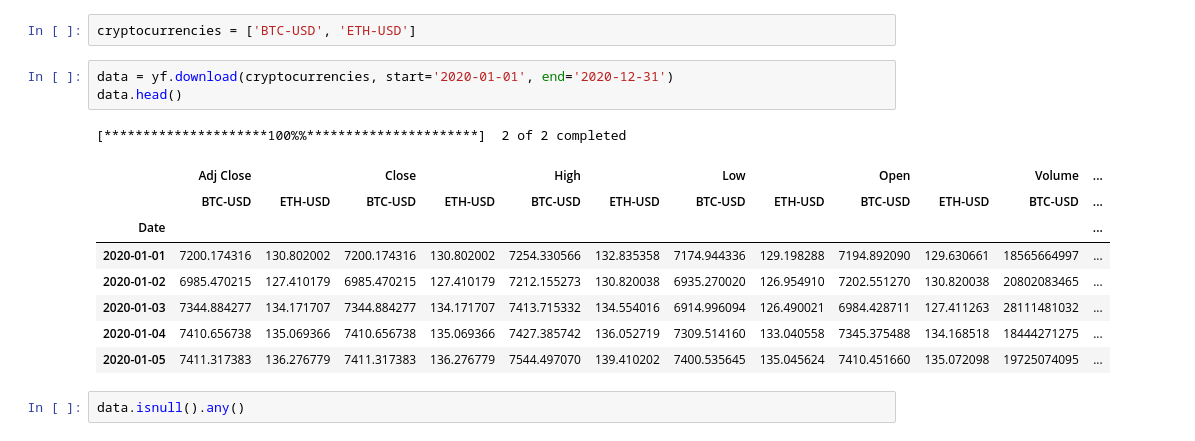
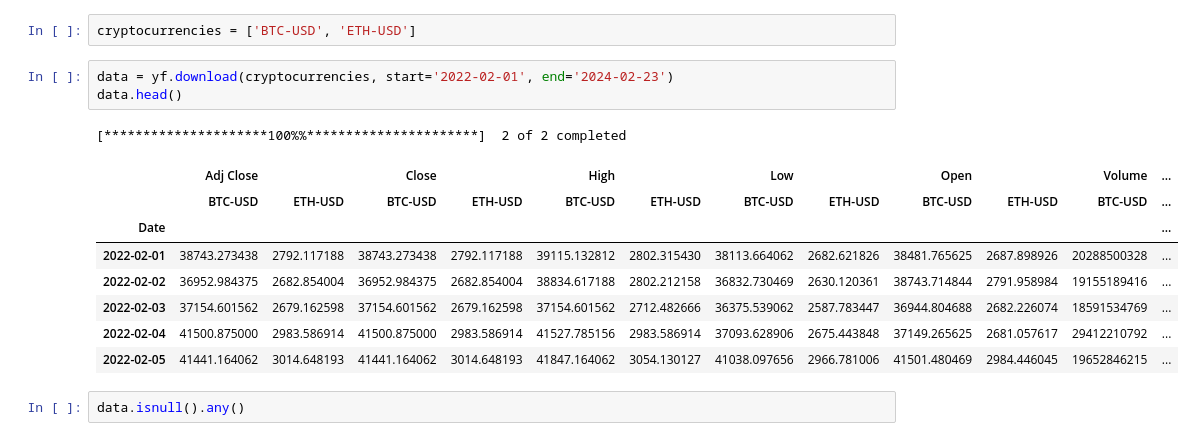
Before and after one commit to DoobieJella/LSE-QuantSoc-Algothon, a Jupyter notebook: CDC Action Zone.ipynb, the cells around one changed output. Saved outputs shown, nothing was run; the diff lists cells and outputs as text.

```diff
--- a/CDC Action Zone.ipynb
+++ b/CDC Action Zone.ipynb
@@ -9,18 +9,18 @@ import matplotlib.pyplot as plt
 # %%
 cryptocurrencies = ['BTC-USD', 'ETH-USD']
 # %%
-data = yf.download(cryptocurrencies, start='2020-01-01', end='2020-12-31')
+data = yf.download(cryptocurrencies, start='2022-02-01', end='2024-02-23')
 data.head()
 # %% [output]
 [*********************100%%**********************]  2 of 2 completed
 |  | Adj Close |  | Close |  | High |  | Low |  | Open |  | Volume | ... |
 |  | BTC-USD | ETH-USD | BTC-USD | ETH-USD | BTC-USD | ETH-USD | BTC-USD | ETH-USD | BTC-USD | ETH-USD | BTC-USD | ... |
 | Date |  |  |  |  |  |  |  |  |  |  |  | ... |
-| 2020-01-01 | 7200.174316 | 130.802002 | 7200.174316 | 130.802002 | 7254.330566 | 132.835358 | 7174.944336 | 129.198288 | 7194.892090 | 129.630661 | 18565664997 | ... |
-| 2020-01-02 | 6985.470215 | 127.410179 | 6985.470215 | 127.410179 | 7212.155273 | 130.820038 | 6935.270020 | 126.954910 | 7202.551270 | 130.820038 | 20802083465 | ... |
-| 2020-01-03 | 7344.884277 | 134.171707 | 7344.884277 | 134.171707 | 7413.715332 | 134.554016 | 6914.996094 | 126.490021 | 6984.428711 | 127.411263 | 28111481032 | ... |
-| 2020-01-04 | 7410.656738 | 135.069366 | 7410.656738 | 135.069366 | 7427.385742 | 136.052719 | 7309.514160 | 133.040558 | 7345.375488 | 134.168518 | 18444271275 | ... |
-| 2020-01-05 | 7411.317383 | 136.276779 | 7411.317383 | 136.276779 | 7544.497070 | 139.410202 | 7400.535645 | 135.045624 | 7410.451660 | 135.072098 | 19725074095 | ... |
+| 2022-02-01 | 38743.273438 | 2792.117188 | 38743.273438 | 2792.117188 | 39115.132812 | 2802.315430 | 38113.664062 | 2682.621826 | 38481.765625 | 2687.898926 | 20288500328 | ... |
+| 2022-02-02 | 36952.984375 | 2682.854004 | 36952.984375 | 2682.854004 | 38834.617188 | 2802.212158 | 36832.730469 | 2630.120361 | 38743.714844 | 2791.958984 | 19155189416 | ... |
+| 2022-02-03 | 37154.601562 | 2679.162598 | 37154.601562 | 2679.162598 | 37154.601562 | 2712.482666 | 36375.539062 | 2587.783447 | 36944.804688 | 2682.226074 | 18591534769 | ... |
+| 2022-02-04 | 41500.875000 | 2983.586914 | 41500.875000 | 2983.586914 | 41527.785156 | 2983.586914 | 37093.628906 | 2675.443848 | 37149.265625 | 2681.057617 | 29412210792 | ... |
+| 2022-02-05 | 41441.164062 | 3014.648193 | 41441.164062 | 3014.648193 | 41847.164062 | 3054.130127 | 41038.097656 | 2966.781006 | 41501.480469 | 2984.446045 | 19652846215 | ... |
 # %%
 data.isnull().any()
 # %% [output]
```
Also changed, not shown: parts of 33 cells of this notebook, 1 other file.
